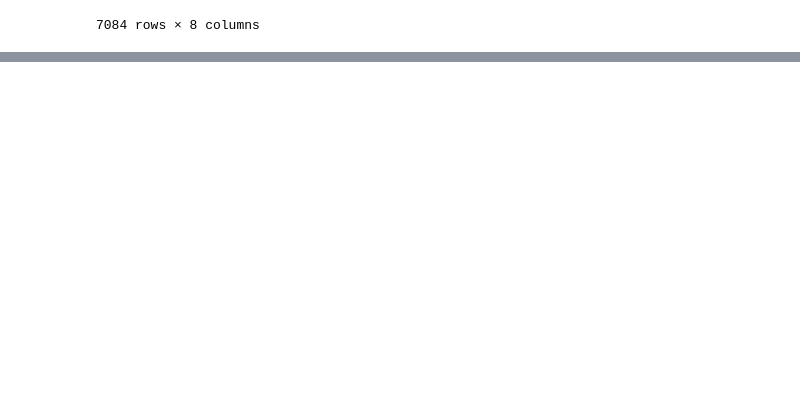
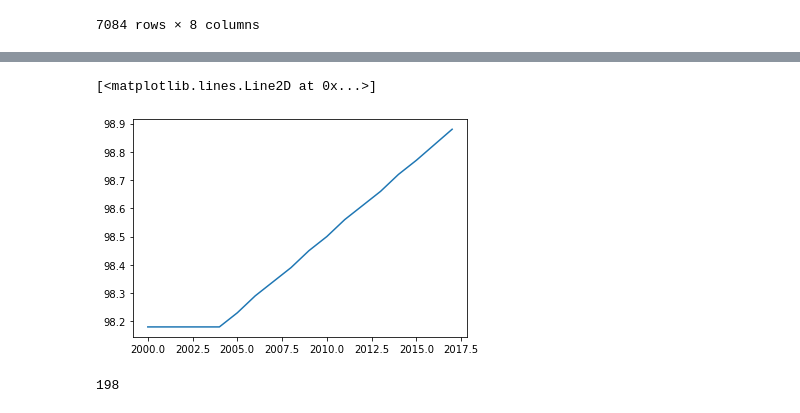
Before and after one commit to saiyidmkazmi/Project1-LifeExpectancy-, a Jupyter notebook: main.ipynb, the cells around one changed output, grey strips where cells are left out. Cells and saved outputs as stored; diff of their text form; code cells hidden in the pictures; blank space fills up the shorter version.

```diff
--- a/main.ipynb
+++ b/main.ipynb
@@ -125,0 +155,4 @@ final_merge_df
+# %%
+##Test dataframe for individual country (Canada)
+can_df = final_merge_df.loc[final_merge_df["Location"] == "Canada"]
+can_df
@@ -125,0 +173,9 @@ final_merge_df
+# %%
+plt.plot(can_df["Period"], can_df["Population using at least basic drinking-water services (%)"])
+# %% [output]
+[<matplotlib.lines.Line2D at 0x...>]
+[figure, added]
+# %%
+final_merge_df["Location"].nunique()
+# %% [output]
+198
```
Also changed, not shown: parts of 15 cells of this notebook, 1 other file.
